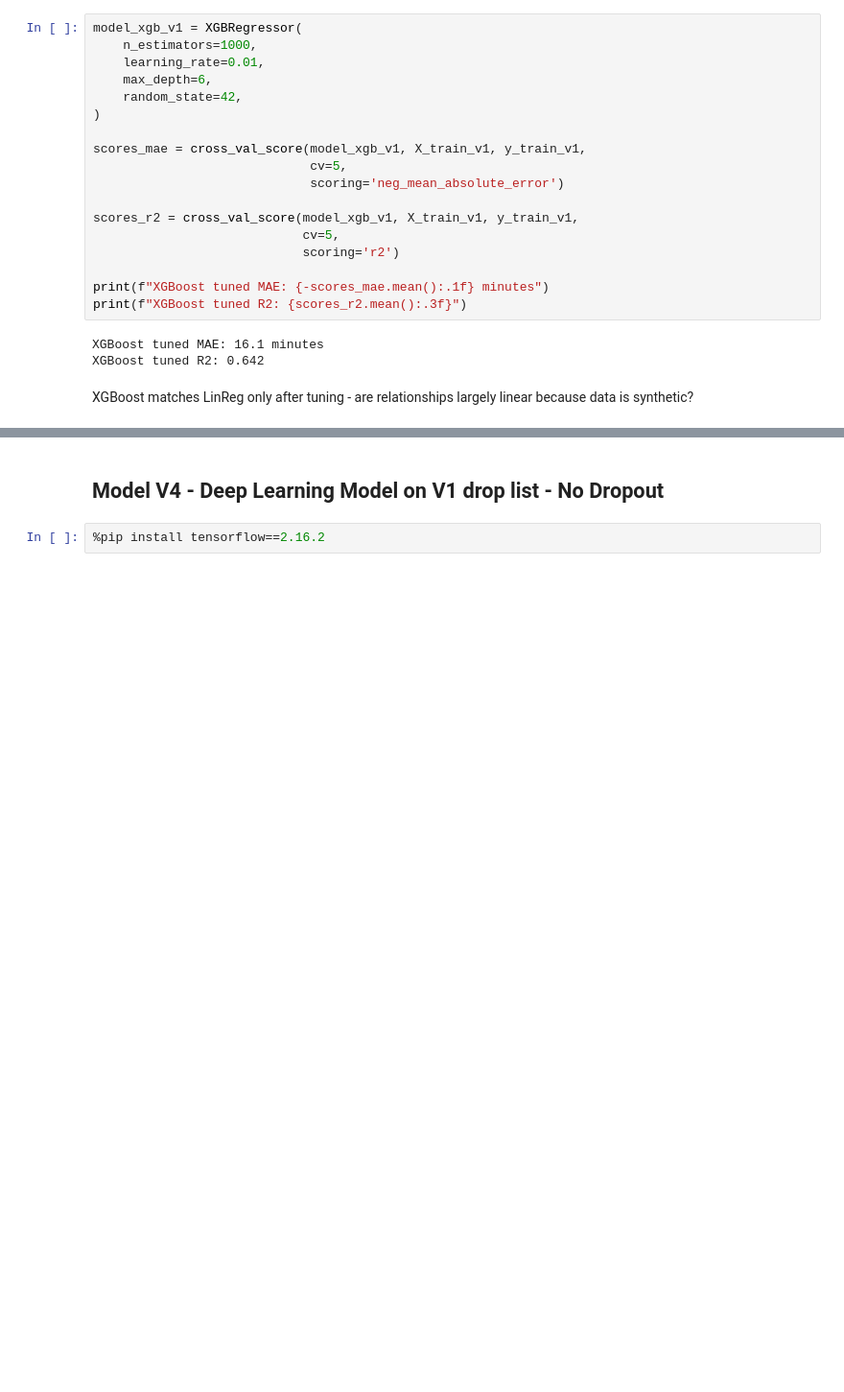
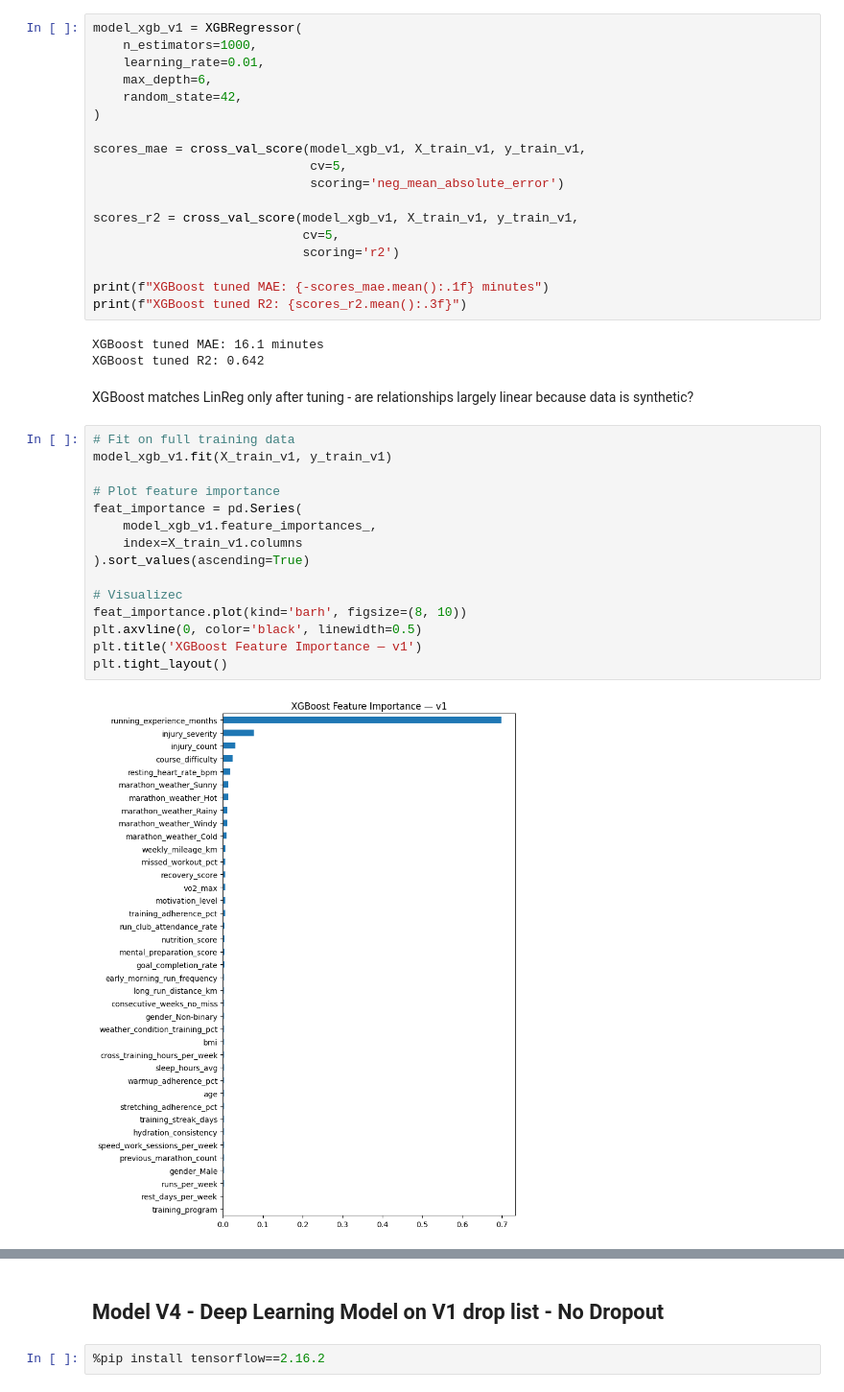
Before and after one commit to francescosias/MarathonIQ, a Jupyter notebook: chris_EDA_baseline.ipynb, the cells around one changed output, grey strips where cells are left out. Shown at 96% size. Saved outputs shown, nothing was run; the diff lists cells and outputs as text; blank space fills up the shorter version.

Commit message:
SHAP value EDA and requirement update

```diff
--- a/chris_EDA_baseline.ipynb
+++ b/chris_EDA_baseline.ipynb
@@ -409,3 +349,20 @@ XGBoost tuned MAE: 16.1 minutes
 XGBoost tuned R2: 0.642
 # %% [markdown]
 XGBoost matches LinReg only after tuning - are relationships largely linear because data is synthetic?
+# %%
+# Fit on full training data
+model_xgb_v1.fit(X_train_v1, y_train_v1)
+
+# Plot feature importance
+feat_importance = pd.Series(
+    model_xgb_v1.feature_importances_,
+    index=X_train_v1.columns
+).sort_values(ascending=True)
+
+# Visualizec
+feat_importance.plot(kind='barh', figsize=(8, 10))
+plt.axvline(0, color='black', linewidth=0.5)
+plt.title('XGBoost Feature Importance — v1')
+plt.tight_layout()
+# %% [output]
+[figure, added]
```
Also changed, not shown: parts of 29 cells of this notebook, 1 other file.
